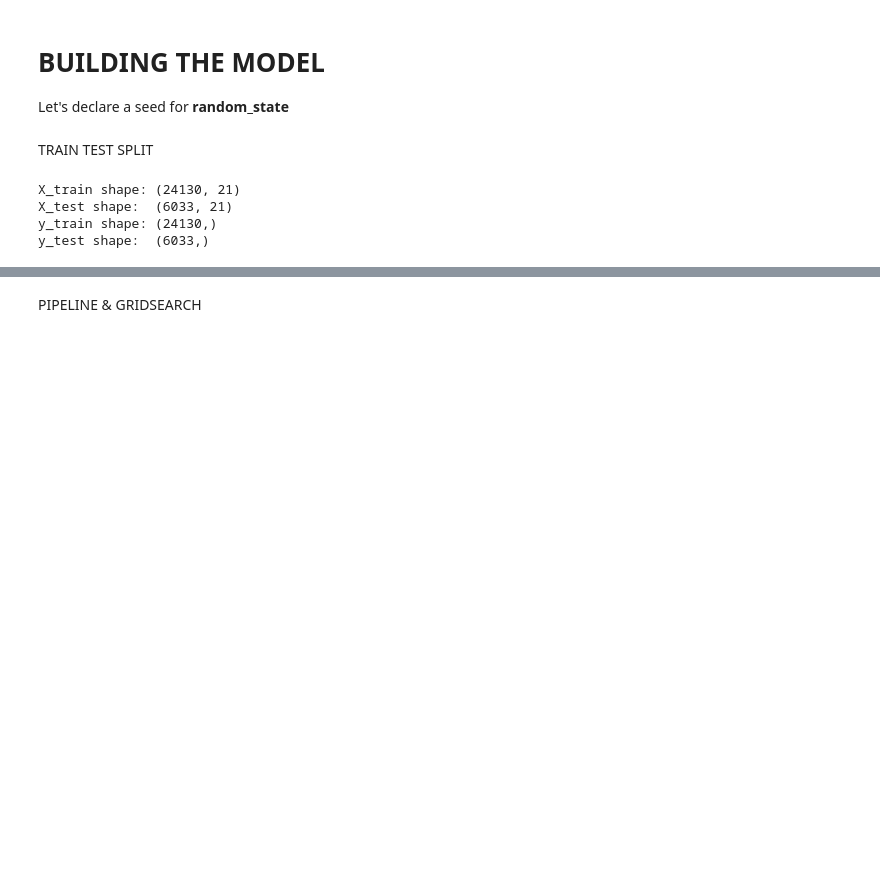
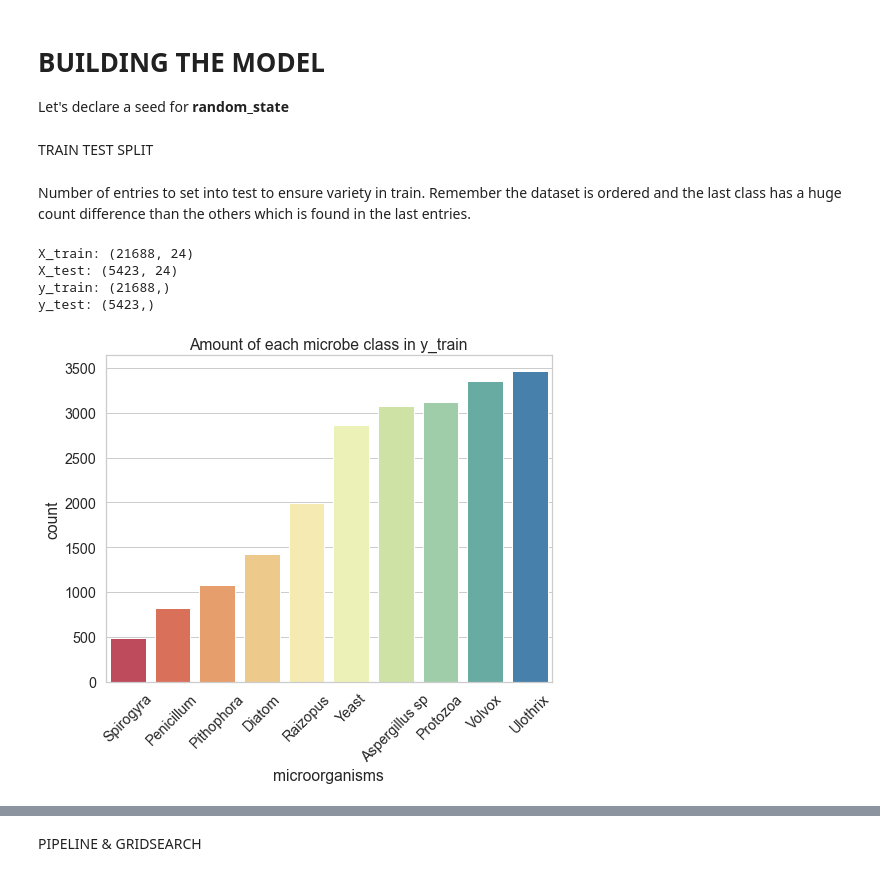
Before and after one commit to N0t10n/Microbes_classification, a Jupyter notebook: model.ipynb, the cells around one changed output, grey strips where cells are left out. Cells and saved outputs as stored; diff of their text form; code cells hidden in the pictures; blank space fills up the shorter version.

```diff
--- a/model.ipynb
+++ b/model.ipynb
@@ -149,14 +169,11 @@ sns.pairplot(df_viz);
 There's few outliers compared to the lenght of the dataser.
 # %%
 def out_remove(dataframe, features=list, max_outlier=int):
-    df = dataframe
-    f = features
-    n = max_outlier
 
-    for i in range(len(f)):
-        df = df[df[f[i]]<n]
+    for i in range(len(features)):
+        dataframe = dataframe[dataframe[features[i]]<max_outlier]
 
-    return df
+    return dataframe
 # %%
 clean_df = out_remove(data, ['Area', 'BoundingBox3', 'BoundingBox4'], 12)
 clean_df = out_remove(data, ['MajorAxisLength', 'MinorAxisLength', 'Perimeter', 'ConvexArea', 'FilledArea'], 8)
@@ -177,6 +196,6 @@ ConvexHull1, ConvexHull2 and ConvexHull3 share the same correlation with the res
 Orientation is a feature that looks like it's not sharing much correlation with the rest, so better to get rid of it.
 # %%
-clean_df.drop(columns=['ConvexHull2', 'ConvexHull3', 'Orientation'], inplace=True)
+clean_df.drop(columns=['ConvexHull2', 'ConvexHull3', 'ConvexHull4', 'Centroid2', 'Orientation'], inplace=True)
 # %% [markdown]
 # BUILDING THE MODEL
 
@@ -185,20 +204,24 @@ Let's declare a seed for **random_state**
 seed = 42
 # %% [markdown]
 TRAIN TEST SPLIT
+# %%
+equal_df = clean_df.iloc[:-microbes_mean, :]
+
+X = equal_df.drop('microorganisms', axis=1)
+y = equal_df['microorganisms']
+# %% [markdown]
+Number of entries to set into test to ensure variety in train. Remember the dataset is ordered and the last class has a huge count difference than the others which is found in the last entries.
 # %%
 from sklearn.model_selection import train_test_split
 
-X = clean_df.drop('microorganisms', axis=1)
-y = clean_df['microorganisms']
-
 X_train, X_test, y_train, y_test = train_test_split(X, y, test_size=0.2, random_state=seed)
 
-print('X_train shape:', X_train.shape)
-print('X_test shape: ', X_test.shape)
-print('y_train shape:', y_train.shape)
-print('y_test shape: ', y_test.shape)
+print('X_train:', X_train.shape)
+print('X_test:', X_test.shape)
+print('y_train:', y_train.shape)
+print('y_test:', y_test.shape)
 # %% [output]
-X_train shape: (24130, 21)
-X_test shape:  (6033, 21)
-y_train shape: (24130,)
-y_test shape:  (6033,)
+X_train: (21688, 24)
+X_test: (5423, 24)
+y_train: (21688,)
+y_test: (5423,)
@@ -204,0 +231,9 @@ y_test shape:  (6033,)
+# %%
+plt.figure(figsize=(8,6))
+sns.set(font_scale = 1.3)
+sns.set_style('whitegrid')
+sns.countplot(x=y_train, palette='Spectral')
+plt.title('Amount of each microbe class in y_train')
+plt.xticks(ticks=list(labels.values()), labels=list(labels.keys()), rotation=45);
+# %% [output]
+[figure, added]
```
Also changed, not shown: parts of 17 cells of this notebook.
